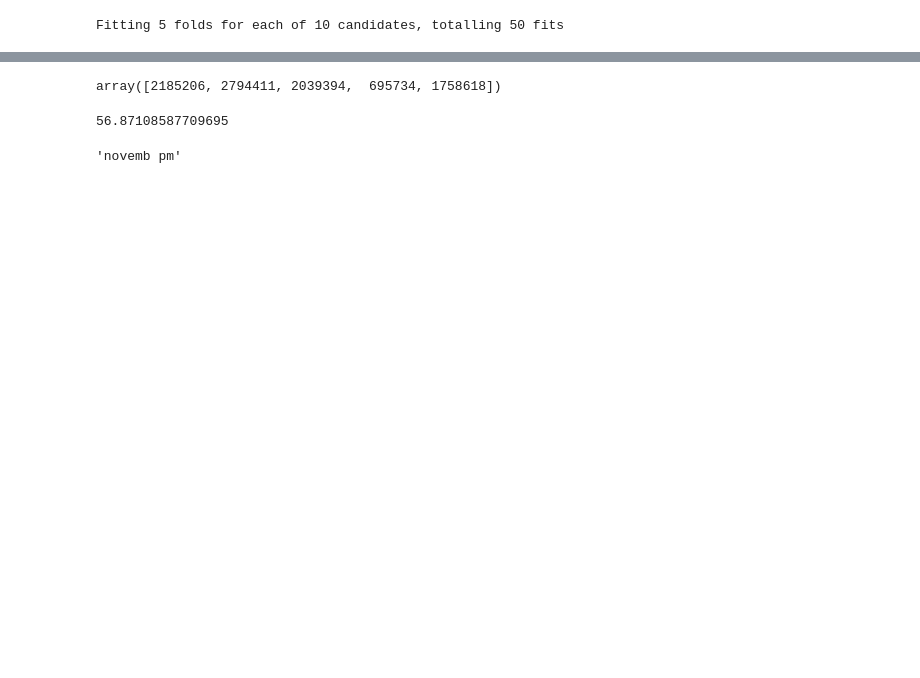
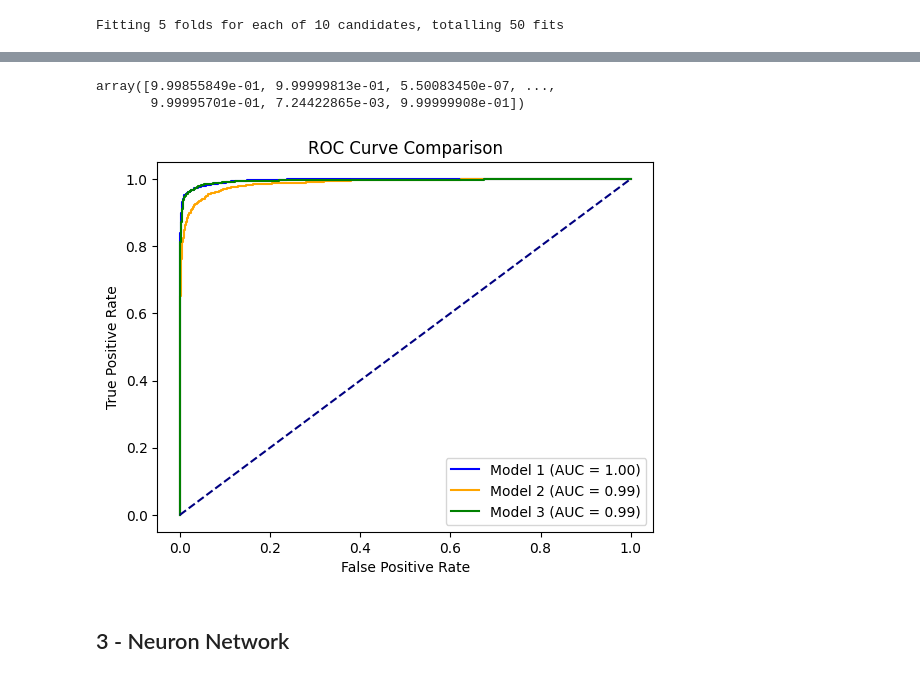
Before and after one commit to SergeyAkh/Fake-news, a Jupyter notebook: Fake_news.ipynb, the cells around one changed output, grey strips where cells are left out. Saved outputs shown, nothing was run; the diff lists cells and outputs as text; code cells hidden in the pictures; blank space fills up the shorter version.

```diff
--- a/Fake_news.ipynb
+++ b/Fake_news.ipynb
@@ -133,3 +127,3 @@ train["all_test"] = train['title'] + " " + train["text"]
 # %%
-X_train, X_test, y_train, y_test = train_test_split(X,y, test_size=0.3, )
+X_train, X_test, y_train, y_test = train_test_split(train.drop(columns=['label']),train['label'], test_size=0.2, random_state = 42)
 # %%
@@ -313,14 +232,37 @@ array([[0.82705984, 0.17294016]])
 # %%
 min = np.argsort(best_lr_model.coef_[0])[:5]
 # %%
-np.argsort(best_lr_model.coef_[0])[-5:][::-1]
+np.argsort(best_lr_model.coef_[0])[:5][::-1]
-# %% [output]
-array([2185206, 2794411, 2039394,  695734, 1758618])
 # %%
-best_lr_model.coef_[0][1758618]
+best_lr_model.coef_[0][1358680]
-# %% [output]
-56.87108587709695
-# %%
-tfidf_reversed_vocab[1758618]
-# %% [output]
-'novemb pm'
+# %%
+calibrated_svc.predict_proba(X_test_matrix)[:,1]
+# %% [output]
+array([9.99855849e-01, 9.99999813e-01, 5.50083450e-07, ...,
+       9.99995701e-01, 7.24422865e-03, 9.99999908e-01])
+# %%
+from sklearn.metrics import roc_curve, auc
+import matplotlib.pyplot as plt
+
+# Calculate ROC curve and AUC for each model
+fpr1, tpr1, _ = roc_curve(y_test, calibrated_svc.predict_proba(X_test_matrix)[:,1])
+fpr2, tpr2, _ = roc_curve(y_test, nb_model.predict_proba(X_test_matrix)[:,1])
+fpr3, tpr3, _ = roc_curve(y_test, best_lr_model.predict_proba(X_test_matrix)[:,1])
+
+roc_auc1 = auc(fpr1, tpr1)
+roc_auc2 = auc(fpr2, tpr2)
+roc_auc3 = auc(fpr3, tpr3)
+
+# Plot ROC curves
+plt.figure()
+plt.plot(fpr1, tpr1, color='blue', label=f'Model 1 (AUC = {roc_auc1:.2f})')
+plt.plot(fpr2, tpr2, color='orange', label=f'Model 2 (AUC = {roc_auc2:.2f})')
+plt.plot(fpr3, tpr3, color='green', label=f'Model 3 (AUC = {roc_auc3:.2f})')
+plt.plot([0, 1], [0, 1], color='navy', linestyle='--')
+plt.xlabel('False Positive Rate')
+plt.ylabel('True Positive Rate')
+plt.title('ROC Curve Comparison')
+plt.legend(loc='lower right')
+plt.show()
+# %% [output]
+[figure, added]
@@ -327,3 +286,6 @@ tfidf_reversed_vocab[1758618]
+# %% [markdown]
+<a name="3"></a>
+## 3 - Neuron Network
 # %%
 from tensorflow.keras.preprocessing.text import Tokenizer
 from tensorflow.keras.preprocessing.sequence import pad_sequences
```
Also changed, not shown: parts of 79 cells of this notebook.
